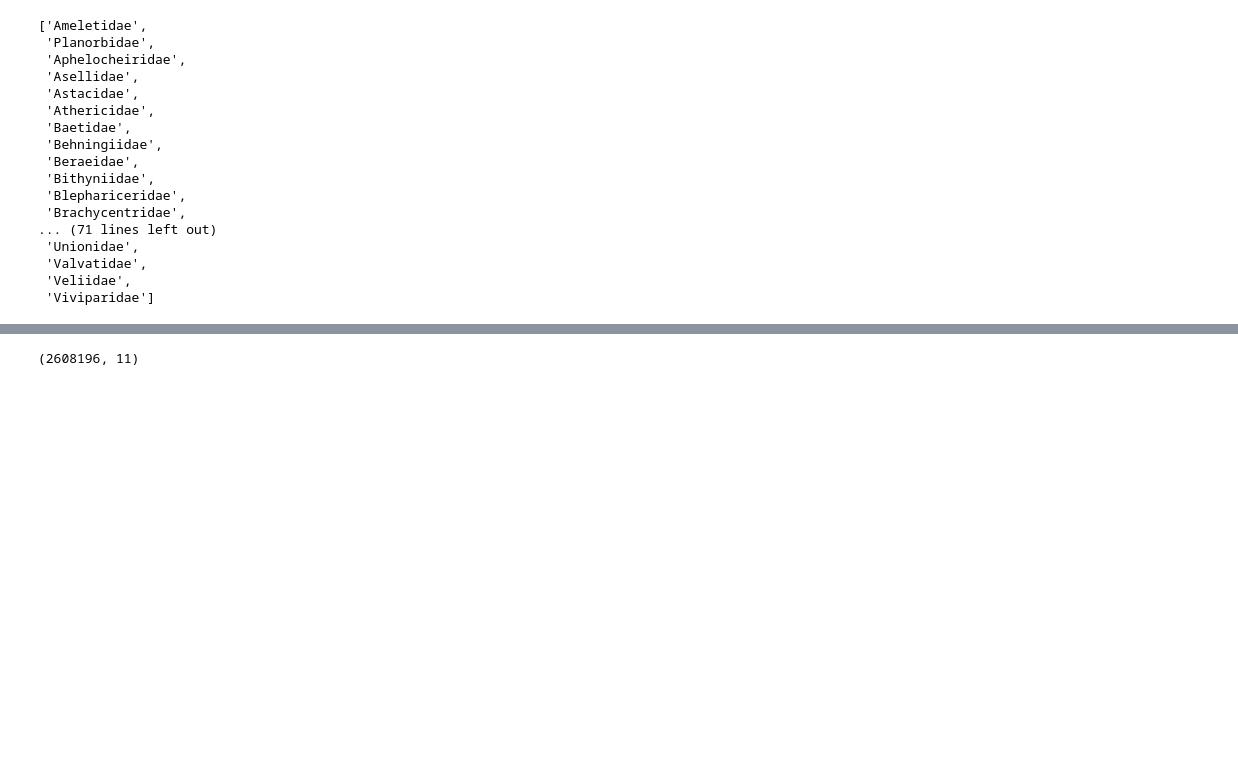
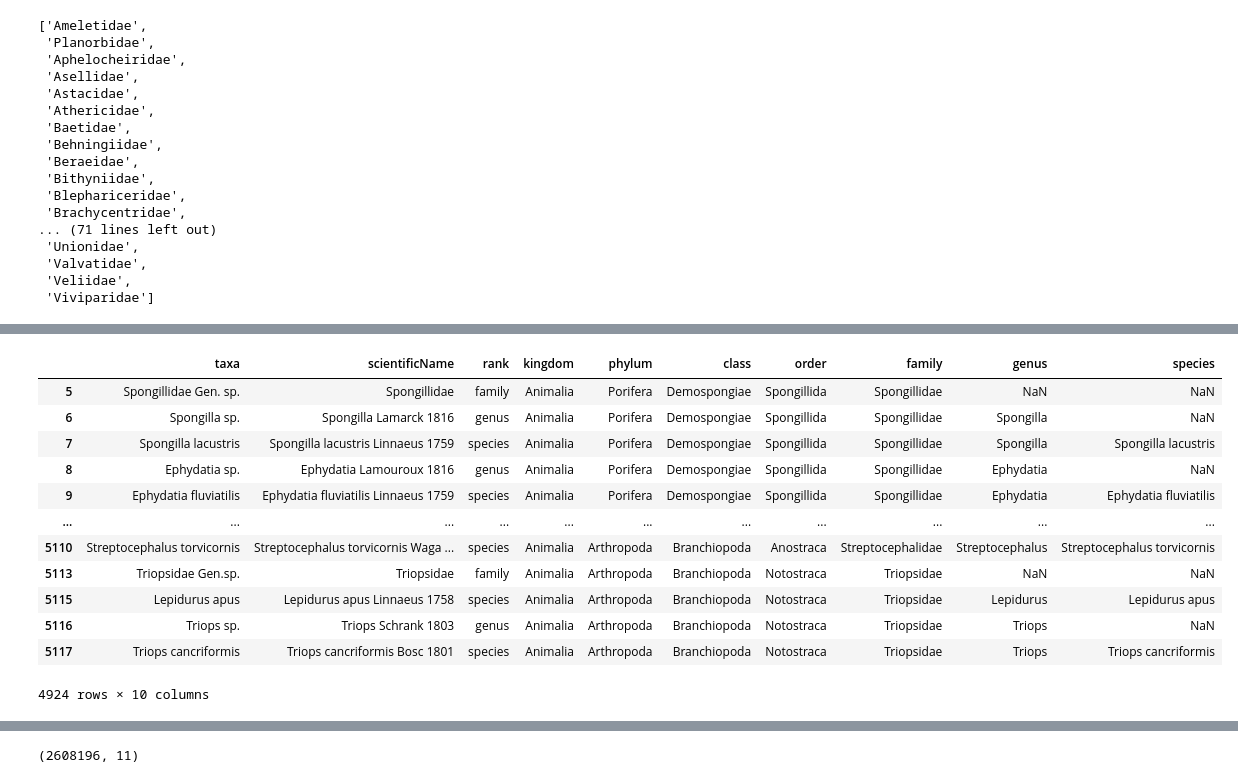
Before and after one commit to CIBIO-BU/mozaiko, a Jupyter notebook: draft.ipynb, the cells around one changed output, grey strips where cells are left out. Saved outputs shown, nothing was run; the diff lists cells and outputs as text; code cells hidden in the pictures; blank space fills up the shorter version.

```diff
--- a/draft.ipynb
+++ b/draft.ipynb
@@ -866,6 +866,6 @@ with open('Dysdera-bf3-incomplete.fasta', "w") as file:
 # %%
 from src.marker_scoring.metrics_system import OtlHandler
 
-otlh = OtlHandler(otl='/home/camilababo/Documents/DNAquaIMG/countries-otls/harmonized/bmi/filtered_phyl/Poland_taxonlist_bmi_harmonized.tsv')
+otlh = OtlHandler(otl='/home/camilababo/Documents/DNAquaIMG/countries-otls/harmonized/bmi/filtered_phyl/Czech_taxonlist_bmi_harmonized.tsv')
 otlh.validate_otl()
 otlh.pre_process_otl()
@@ -2133,0 +2140,16 @@ mb_input
+# %%
+otlh.otl
+# %% [output]
+|  | taxa | scientificName | rank | kingdom | phylum | class | order | family | genus | species |
+| 5 | Spongillidae Gen. sp. | Spongillidae | family | Animalia | Porifera | Demospongiae | Spongillida | Spongillidae | NaN | NaN |
+| 6 | Spongilla sp. | Spongilla Lamarck 1816 | genus | Animalia | Porifera | Demospongiae | Spongillida | Spongillidae | Spongilla | NaN |
+| 7 | Spongilla lacustris | Spongilla lacustris Linnaeus 1759 | species | Animalia | Porifera | Demospongiae | Spongillida | Spongillidae | Spongilla | Spongilla lacustris |
+| 8 | Ephydatia sp. | Ephydatia Lamouroux 1816 | genus | Animalia | Porifera | Demospongiae | Spongillida | Spongillidae | Ephydatia | NaN |
+| 9 | Ephydatia fluviatilis | Ephydatia fluviatilis Linnaeus 1759 | species | Animalia | Porifera | Demospongiae | Spongillida | Spongillidae | Ephydatia | Ephydatia fluviatilis |
+| ... | ... | ... | ... | ... | ... | ... | ... | ... | ... | ... |
+| 5110 | Streptocephalus torvicornis | Streptocephalus torvicornis Waga ... | species | Animalia | Arthropoda | Branchiopoda | Anostraca | Streptocephalidae | Streptocephalus | Streptocephalus torvicornis |
+| 5113 | Triopsidae Gen.sp. | Triopsidae | family | Animalia | Arthropoda | Branchiopoda | Notostraca | Triopsidae | NaN | NaN |
+| 5115 | Lepidurus apus | Lepidurus apus Linnaeus 1758 | species | Animalia | Arthropoda | Branchiopoda | Notostraca | Triopsidae | Lepidurus | Lepidurus apus |
+| 5116 | Triops sp. | Triops Schrank 1803 | genus | Animalia | Arthropoda | Branchiopoda | Notostraca | Triopsidae | Triops | NaN |
+| 5117 | Triops cancriformis | Triops cancriformis Bosc 1801 | species | Animalia | Arthropoda | Branchiopoda | Notostraca | Triopsidae | Triops | Triops cancriformis |
+4924 rows × 10 columns
```
Also changed, not shown: parts of 16 cells of this notebook, 1 other file.
